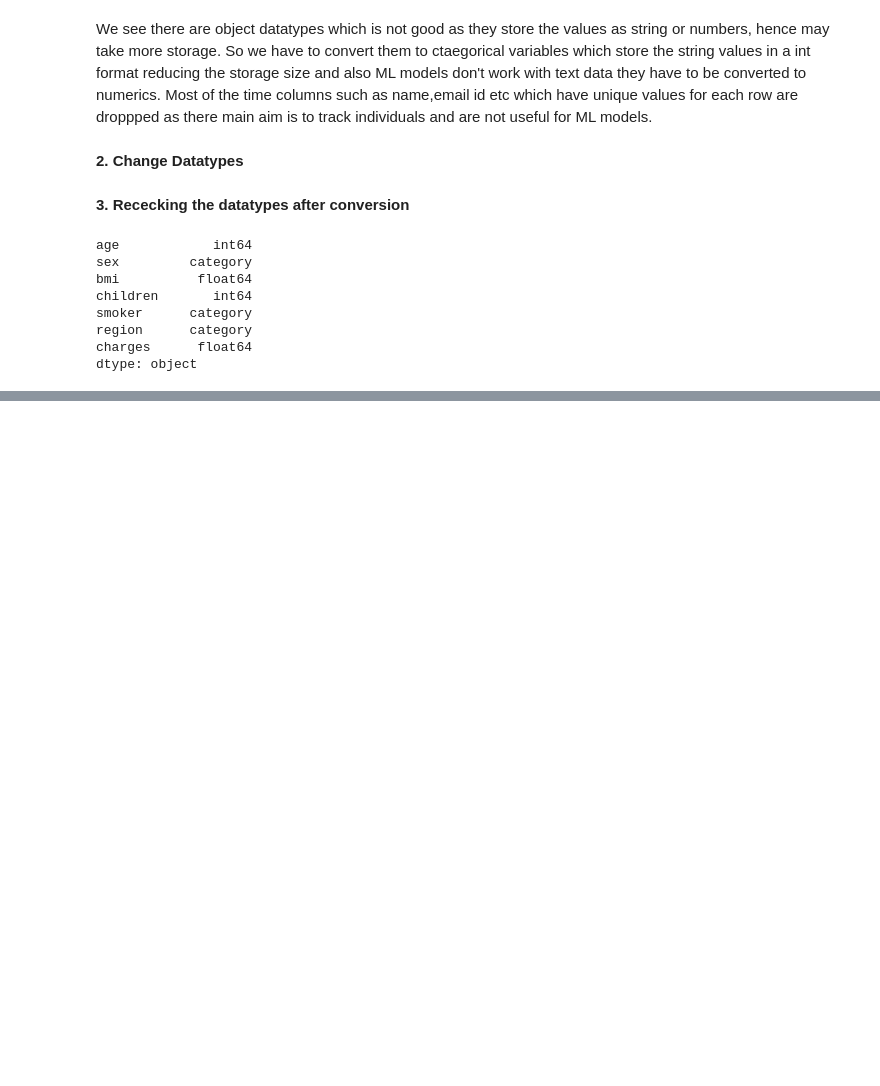
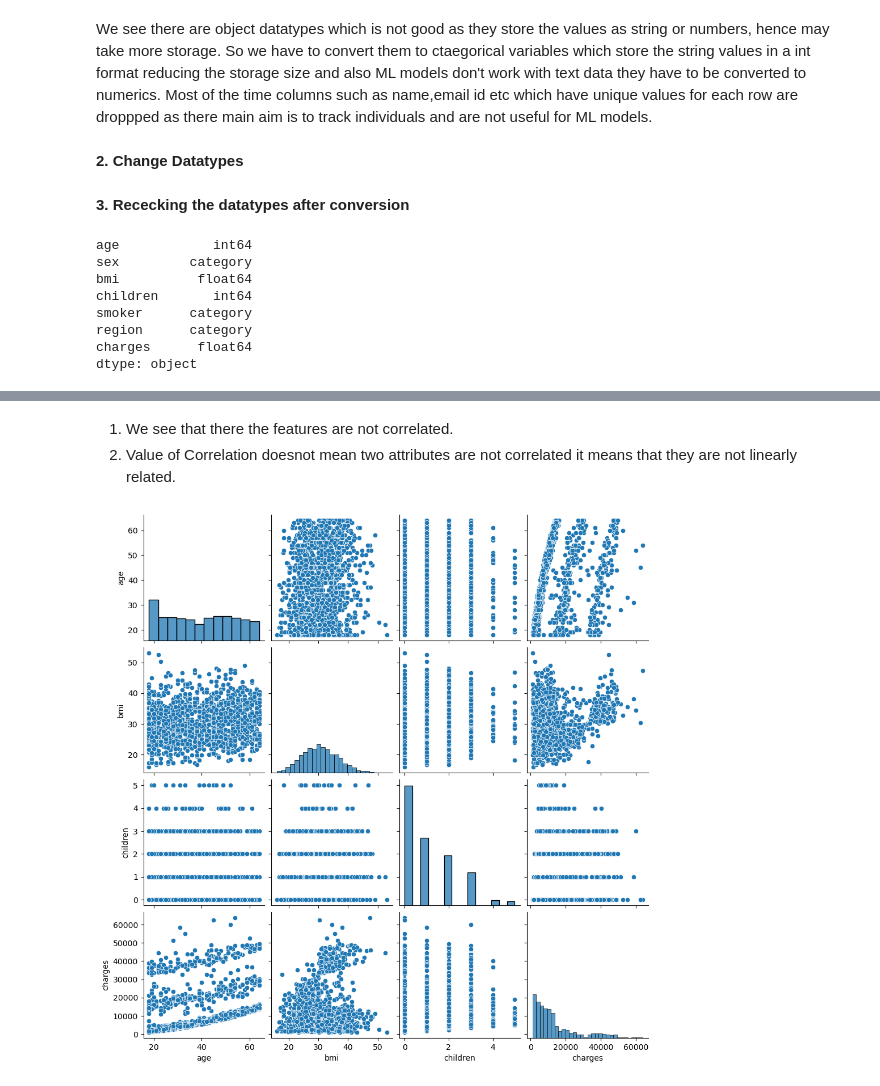
Before and after one commit to sawan13499/Health-Insurance-Case-Study, a Jupyter notebook: Health_Insurance_Case_Study_Practice.ipynb, the cells around one changed output, grey strips where cells are left out. Cells and saved outputs as stored; diff of their text form; code cells hidden in the pictures; blank space fills up the shorter version.

```diff
--- a/Health_Insurance_Case_Study_Practice.ipynb
+++ b/Health_Insurance_Case_Study_Practice.ipynb
@@ -147,0 +257,8 @@ dtype: object
+# %% [markdown]
+1. We see that there the features are not correlated.
+2. Value of Correlation doesnot mean two attributes are not correlated it means that they are not linearly related.
+# %%
+sns.pairplot(df,kind='scatter')
+plt.show()
+# %% [output]
+[figure, added]
```
Also changed, not shown: parts of 25 cells of this notebook.
